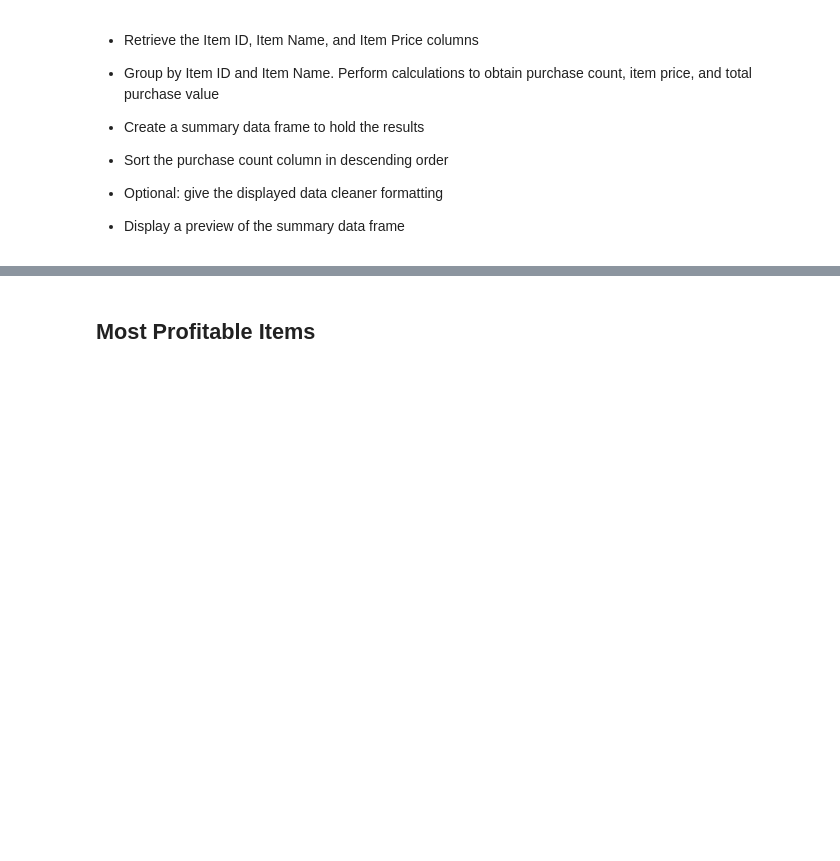
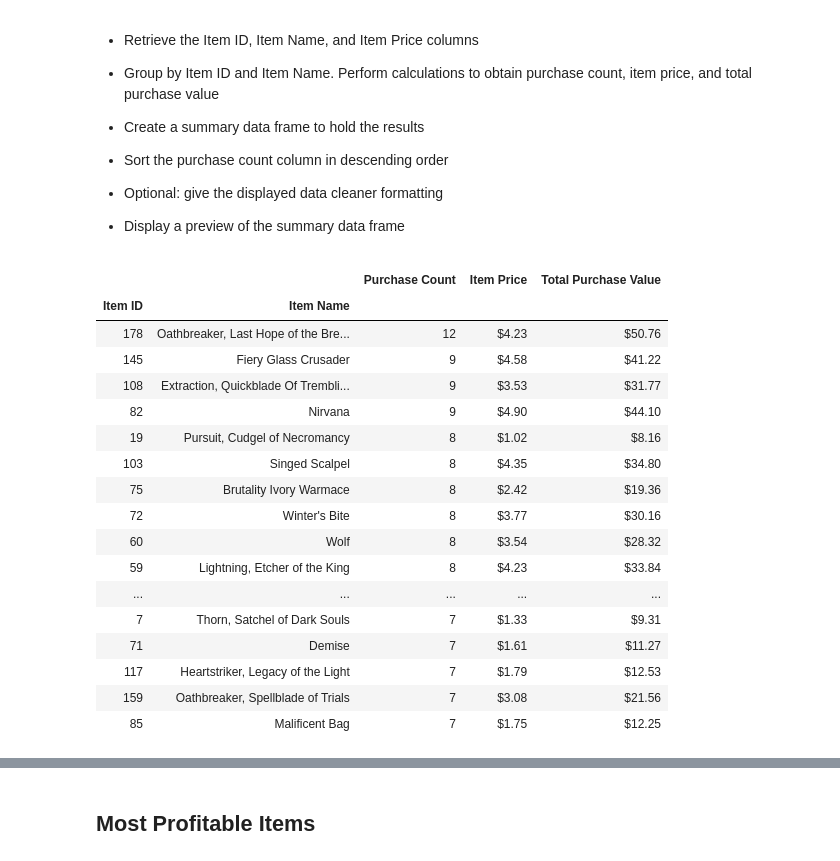
Before and after one commit to drdemay/pandas-challenge, a Jupyter notebook: HeroesOfPymoli/HeroesOfPymoli_starter.ipynb, the cells around one changed output, grey strips where cells are left out. Cells and saved outputs as stored; diff of their text form; code cells hidden in the pictures; blank space fills up the shorter version.

```diff
--- a/HeroesOfPymoli/HeroesOfPymoli_starter.ipynb
+++ b/HeroesOfPymoli/HeroesOfPymoli_starter.ipynb
@@ -258,4 +325,48 @@ top_spenders.sort_values("Total Purchase Value", ascending=False).head()
 
 
 * Display a preview of the summary data frame
+# %%
+#Popular items based on the sort by count of purchased items
+#Retrieve Screen Name and Price columns
+popular_items = purchase_data.loc[:, ["Item ID", "Item Name", "Price"]]
+
+item_count = popular_items.groupby(["Item ID", "Item Name"]).count()["Price"].rename("Purchase Count")
+item_price = popular_items.groupby(["Item ID", "Item Name"]).min()["Price"].rename("Item Price")
+total_items_purchased = popular_items.groupby(["Item ID", "Item Name"]).sum()["Price"].rename("Total Purchase Value")
+
+#create dataframe
+popular_items_pd = pd.DataFrame(
+    {"Purchase Count": item_count,
+     "Item Price": item_price,
+     "Total Purchase Value": total_items_purchased
+     })
+
+popular_items_sorted = popular_items_pd.sort_values("Purchase Count", ascending=False)
+
+#format columns and sort columns
+popular_items_sorted["Item Price"] = popular_items_sorted["Item Price"].map("${:,.2f}".format)
+popular_items_sorted["Total Purchase Value"] = popular_items_sorted["Total Purchase Value"].map("${:,.2f}".format)
+popular_items_sorted["Purchase Count"] = popular_items_sorted["Purchase Count"].map("{:,}".format)
+
+popular_items_display = popular_items_sorted.loc[:,["Purchase Count", "Item Price", "Total Purchase Value"]]
+popular_items_display.head(20)
+# %% [output]
+|  |  | Purchase Count | Item Price | Total Purchase Value |
+| Item ID | Item Name |  |  |  |
+| 178 | Oathbreaker, Last Hope of the Bre... | 12 | $4.23 | $50.76 |
+| 145 | Fiery Glass Crusader | 9 | $4.58 | $41.22 |
+| 108 | Extraction, Quickblade Of Trembli... | 9 | $3.53 | $31.77 |
+| 82 | Nirvana | 9 | $4.90 | $44.10 |
+| 19 | Pursuit, Cudgel of Necromancy | 8 | $1.02 | $8.16 |
+| 103 | Singed Scalpel | 8 | $4.35 | $34.80 |
+| 75 | Brutality Ivory Warmace | 8 | $2.42 | $19.36 |
+| 72 | Winter's Bite | 8 | $3.77 | $30.16 |
+| 60 | Wolf | 8 | $3.54 | $28.32 |
+| 59 | Lightning, Etcher of the King | 8 | $4.23 | $33.84 |
+| ... | ... | ... | ... | ... |
+| 7 | Thorn, Satchel of Dark Souls | 7 | $1.33 | $9.31 |
+| 71 | Demise | 7 | $1.61 | $11.27 |
+| 117 | Heartstriker, Legacy of the Light | 7 | $1.79 | $12.53 |
+| 159 | Oathbreaker, Spellblade of Trials | 7 | $3.08 | $21.56 |
+| 85 | Malificent Bag | 7 | $1.75 | $12.25 |
 # %%
```
Also changed, not shown: parts of 11 cells of this notebook.
